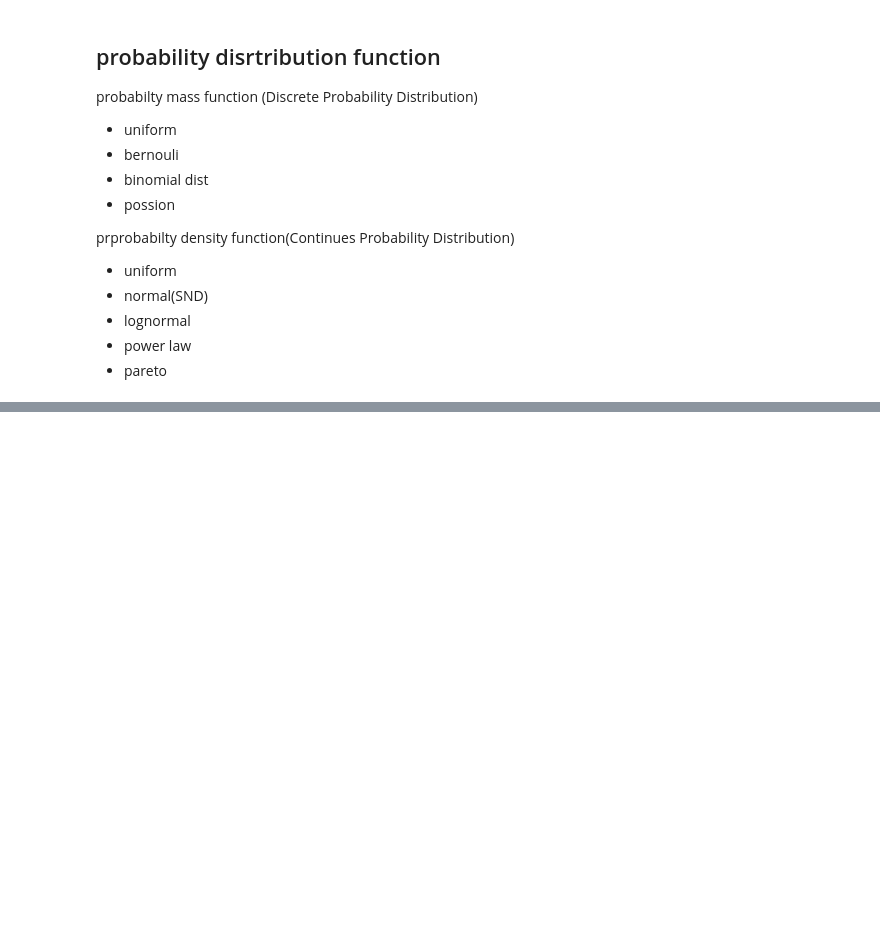
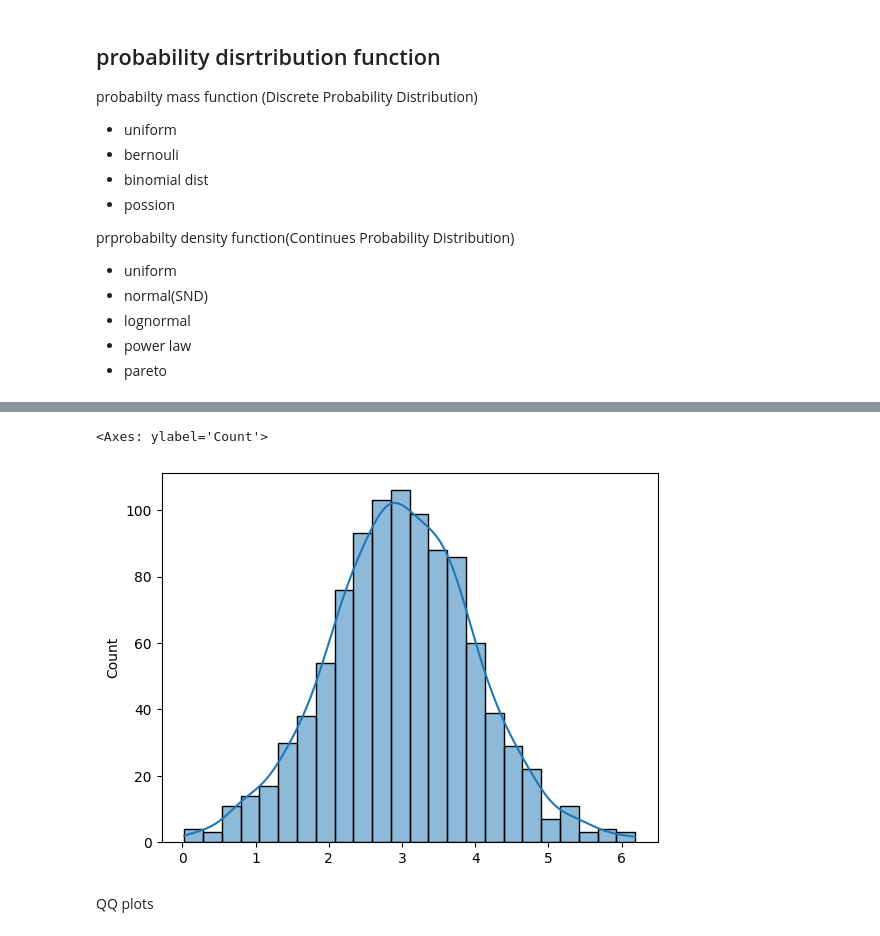
Before and after one commit to sankar0453/statistics, a Jupyter notebook: complete_statistics.ipynb, the cells around one changed output, grey strips where cells are left out. Drawn from its saved outputs; the diff is of its cells as text; code cells hidden in the pictures; blank space fills up the shorter version.

```diff
--- a/complete_statistics.ipynb
+++ b/complete_statistics.ipynb
@@ -121,0 +153,7 @@ sns.histplot(normal_distributed_data,kde=True)
+# %%
+sns.histplot(np.log(lognormal_distributed_data),kde=True)
+# %% [output]
+<Axes: ylabel='Count'>
+[figure, added]
+# %% [markdown]
+QQ plots
```
Also changed, not shown: parts of 35 cells of this notebook.
